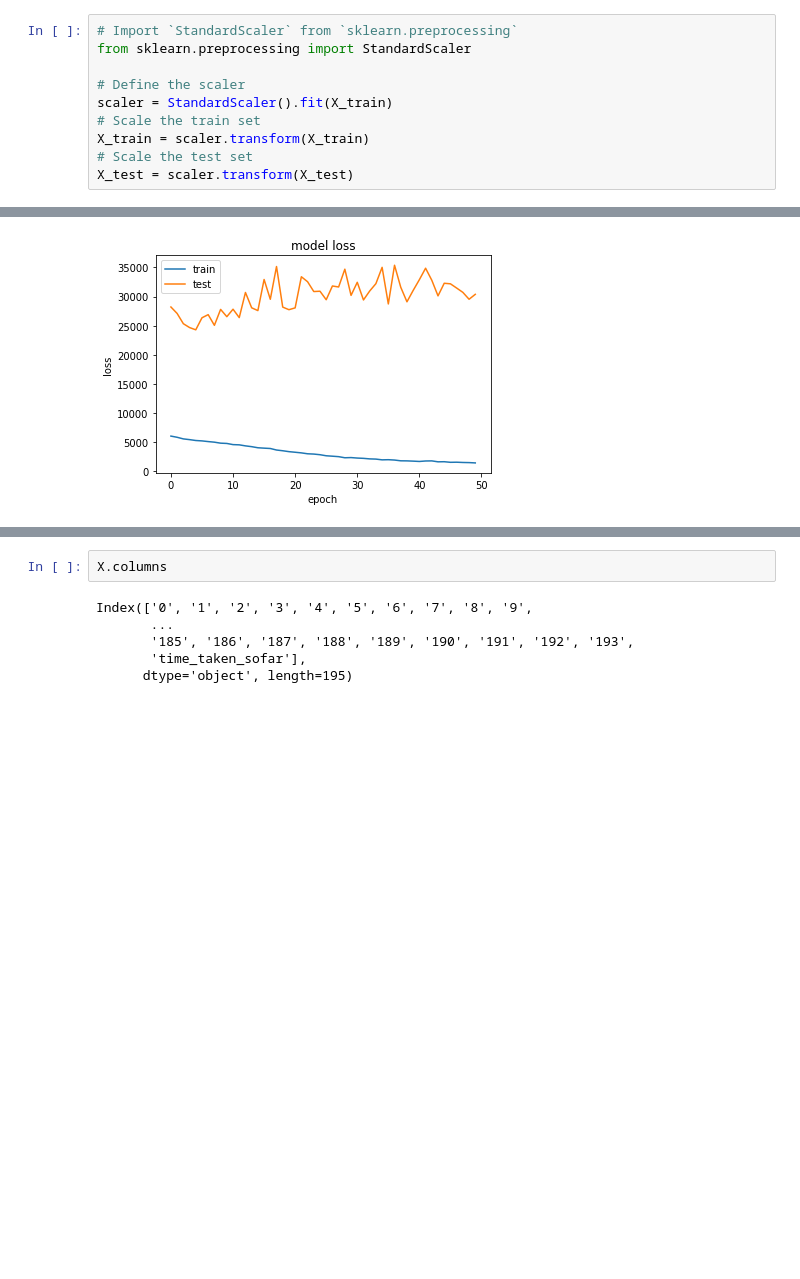
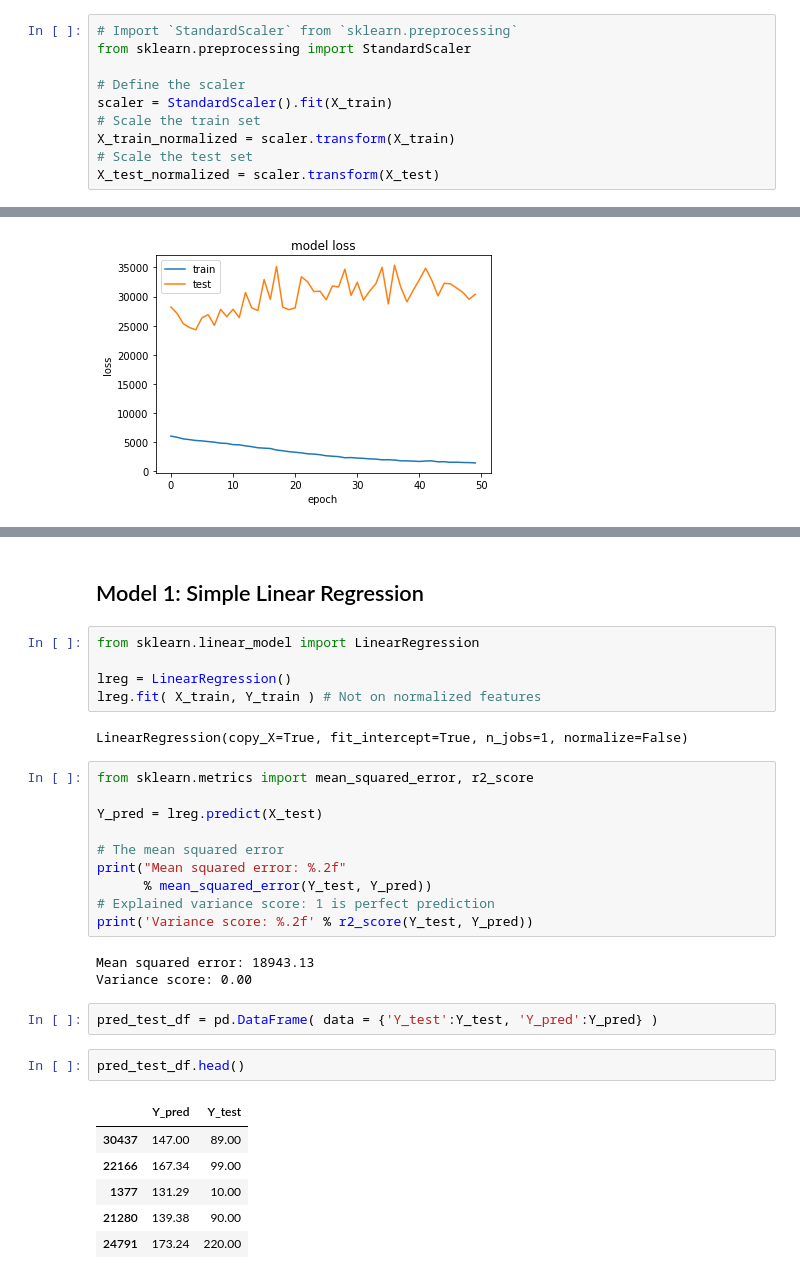
Before and after one commit to gauravmunjal13/Transport_ETA, a Jupyter notebook: ModelingUsingKeras.ipynb, the cells around one changed output, grey strips where cells are left out. Saved outputs shown, nothing was run; the diff lists cells and outputs as text; blank space fills up the shorter version.

Commit message:
Checking the predictive power of features to model time travel between bus stops

```diff
--- a/ModelingUsingKeras.ipynb
+++ b/ModelingUsingKeras.ipynb
@@ -103,6 +114,6 @@ from sklearn.preprocessing import StandardScaler
 # Define the scaler
 scaler = StandardScaler().fit(X_train)
 # Scale the train set
-X_train = scaler.transform(X_train)
+X_train_normalized = scaler.transform(X_train)
 # Scale the test set
-X_test = scaler.transform(X_test)
+X_test_normalized = scaler.transform(X_test)
@@ -216,8 +243,33 @@ Features: (36566, 195) Response: (36566,)
-# %%
-X.columns
-# %% [output]
-Index(['0', '1', '2', '3', '4', '5', '6', '7', '8', '9',
-       ...
-       '185', '186', '187', '188', '189', '190', '191', '192', '193',
-       'time_taken_sofar'],
-      dtype='object', length=195)
+# %% [markdown]
+## Model 1: Simple Linear Regression
+# %%
+from sklearn.linear_model import LinearRegression
+
+lreg = LinearRegression()
+lreg.fit( X_train, Y_train ) # Not on normalized features
+# %% [output]
+LinearRegression(copy_X=True, fit_intercept=True, n_jobs=1, normalize=False)
+# %%
+from sklearn.metrics import mean_squared_error, r2_score
+
+Y_pred = lreg.predict(X_test)
+
+# The mean squared error
+print("Mean squared error: %.2f"
+      % mean_squared_error(Y_test, Y_pred))
+# Explained variance score: 1 is perfect prediction
+print('Variance score: %.2f' % r2_score(Y_test, Y_pred))
+# %% [output]
+Mean squared error: 18943.13
+Variance score: 0.00
+# %%
+pred_test_df = pd.DataFrame( data = {'Y_test':Y_test, 'Y_pred':Y_pred} )
+# %%
+pred_test_df.head()
+# %% [output]
+|  | Y_pred | Y_test |
+| 30437 | 147.00 | 89.00 |
+| 22166 | 167.34 | 99.00 |
+| 1377 | 131.29 | 10.00 |
+| 21280 | 139.38 | 90.00 |
+| 24791 | 173.24 | 220.00 |
```
Also changed, not shown: parts of 13 cells of this notebook, 1 other file.
